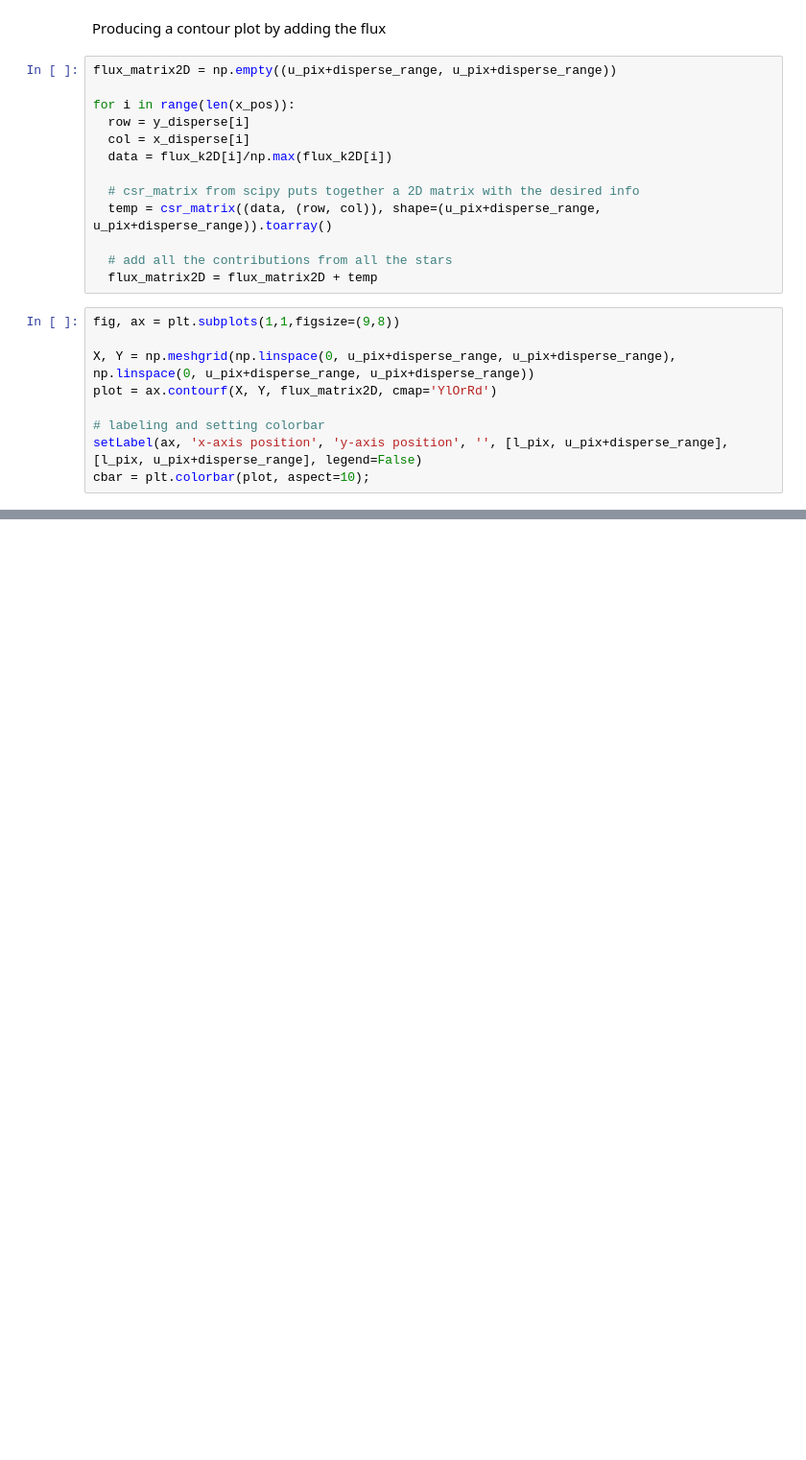
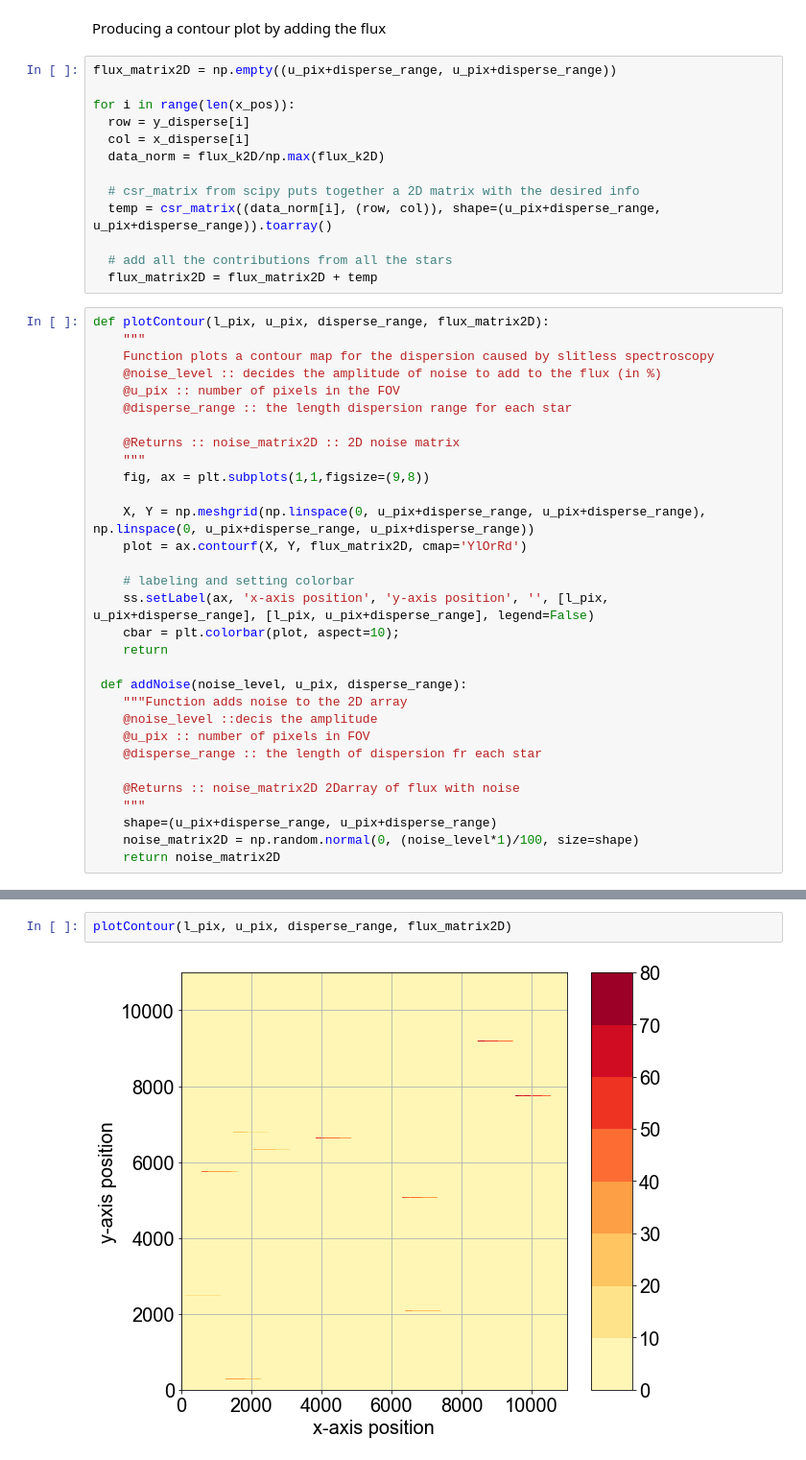
Before and after one commit to SoumyaShreeram/Slitless_spectroscopy, a Jupyter notebook: 01_Simulating_Spectra.ipynb, the cells around one changed output, grey strips where cells are left out. Shown: that part at 96% size. Cells and saved outputs as stored; diff of their text form; blank space fills up the shorter version.

```diff
--- a/01_Simulating_Spectra.ipynb
+++ b/01_Simulating_Spectra.ipynb
@@ -164,19 +164,41 @@ flux_matrix2D = np.empty((u_pix+disperse_range, u_pix+disperse_range))
 for i in range(len(x_pos)):
   row = y_disperse[i]
   col = x_disperse[i]
-  data = flux_k2D[i]/np.max(flux_k2D[i])
+  data_norm = flux_k2D/np.max(flux_k2D)
 
   # csr_matrix from scipy puts together a 2D matrix with the desired info
-  temp = csr_matrix((data, (row, col)), shape=(u_pix+disperse_range, u_pix+disperse_range)).toarray()
+  temp = csr_matrix((data_norm[i], (row, col)), shape=(u_pix+disperse_range, u_pix+disperse_range)).toarray()
 
   # add all the contributions from all the stars
   flux_matrix2D = flux_matrix2D + temp
 # %%
-fig, ax = plt.subplots(1,1,figsize=(9,8))
+def plotContour(l_pix, u_pix, disperse_range, flux_matrix2D):
+    """
+    Function plots a contour map for the dispersion caused by slitless spectroscopy
+    @noise_level :: decides the amplitude of noise to add to the flux (in %)
+    @u_pix :: number of pixels in the FOV
+    @disperse_range :: the length dispersion range for each star
 
-X, Y = np.meshgrid(np.linspace(0, u_pix+disperse_range, u_pix+disperse_range), np.linspace(0, u_pix+disperse_range, u_pix+disperse_range))
-plot = ax.contourf(X, Y, flux_matrix2D, cmap='YlOrRd')
+    @Returns :: noise_matrix2D :: 2D noise matrix
+    """
+    fig, ax = plt.subplots(1,1,figsize=(9,8))
 
-# labeling and setting colorbar
-setLabel(ax, 'x-axis position', 'y-axis position', '', [l_pix, u_pix+disperse_range], [l_pix, u_pix+disperse_range], legend=False)
-cbar = plt.colorbar(plot, aspect=10);
+    X, Y = np.meshgrid(np.linspace(0, u_pix+disperse_range, u_pix+disperse_range), np.linspace(0, u_pix+disperse_range, u_pix+disperse_range))
+    plot = ax.contourf(X, Y, flux_matrix2D, cmap='YlOrRd')
+
+    # labeling and setting colorbar
+    ss.setLabel(ax, 'x-axis position', 'y-axis position', '', [l_pix, u_pix+disperse_range], [l_pix, u_pix+disperse_range], legend=False)
+    cbar = plt.colorbar(plot, aspect=10);
+    return
+
+ def addNoise(noise_level, u_pix, disperse_range):
+    """Function adds noise to the 2D array
+    @noise_level ::decis the amplitude
+    @u_pix :: number of pixels in FOV
+    @disperse_range :: the length of dispersion fr each star
+
+    @Returns :: noise_matrix2D 2Darray of flux with noise
+    """
+    shape=(u_pix+disperse_range, u_pix+disperse_range)
+    noise_matrix2D = np.random.normal(0, (noise_level*1)/100, size=shape)
+    return noise_matrix2D
@@ -186,0 +205,4 @@ cbar = plt.colorbar(plot, aspect=10);
+# %%
+plotContour(l_pix, u_pix, disperse_range, flux_matrix2D)
+# %% [output]
+[figure, added]
```
Also changed, not shown: parts of 6 cells of this notebook, 1 other file.
